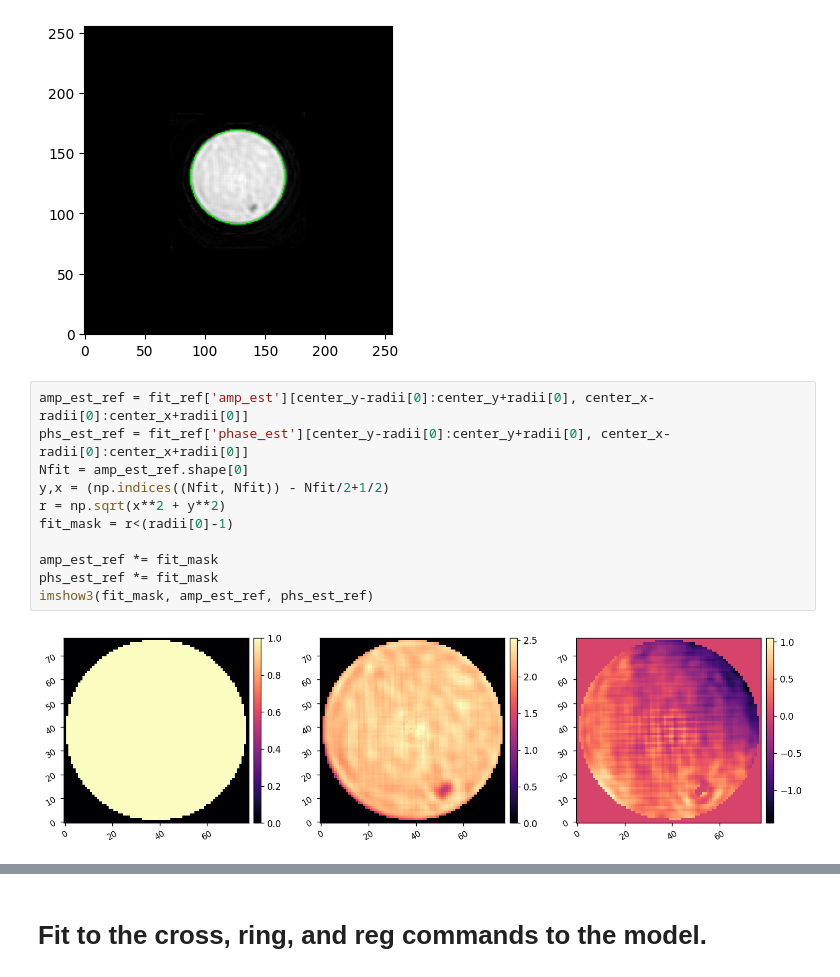
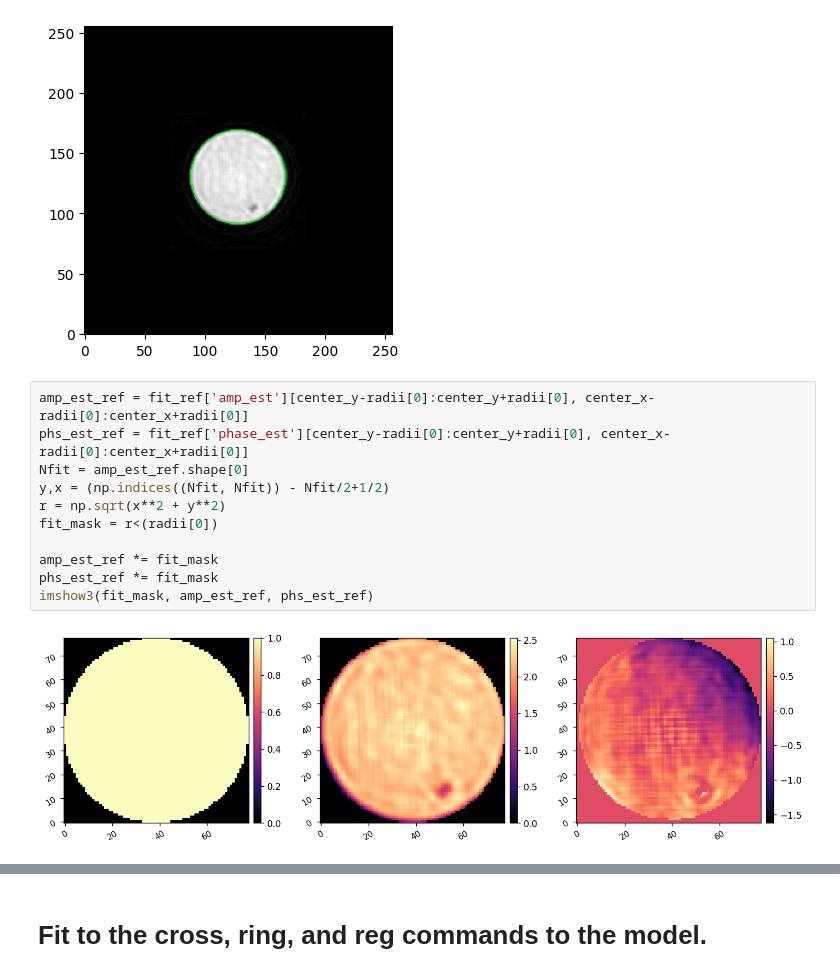
Before and after one commit to kian1377/scoob-exps, a Jupyter notebook: adefc-mono/calibrate_model_with_pr.ipynb, the cells around one changed output, grey strips where cells are left out. Saved outputs shown, nothing was run; the diff lists cells and outputs as text.

```diff
--- a/adefc-mono/calibrate_model_with_pr.ipynb
+++ b/adefc-mono/calibrate_model_with_pr.ipynb
@@ -68,16 +68,16 @@ plt.show()
 # %%
 amp_est_ref = fit_ref['amp_est'][center_y-radii[0]:center_y+radii[0], center_x-radii[0]:center_x+radii[0]]
 phs_est_ref = fit_ref['phase_est'][center_y-radii[0]:center_y+radii[0], center_x-radii[0]:center_x+radii[0]]
 Nfit = amp_est_ref.shape[0]
 y,x = (np.indices((Nfit, Nfit)) - Nfit/2+1/2)
 r = np.sqrt(x**2 + y**2)
-fit_mask = r<(radii[0]-1)
+fit_mask = r<(radii[0])
 
 amp_est_ref *= fit_mask
 phs_est_ref *= fit_mask
 imshow3(fit_mask, amp_est_ref, phs_est_ref)
 # %% [output]
-[figure, old version]
+[figure, new version]
 # %%
 amp_est_ring_16 = fit_ring_16['amp_est'][center_y-radii[0]:center_y+radii[0], center_x-radii[0]:center_x+radii[0]]
 phs_est_ring_16 = fit_ring_16['phase_est'][center_y-radii[0]:center_y+radii[0], center_x-radii[0]:center_x+radii[0]]
```
Also changed, not shown: parts of 11 cells of this notebook.
